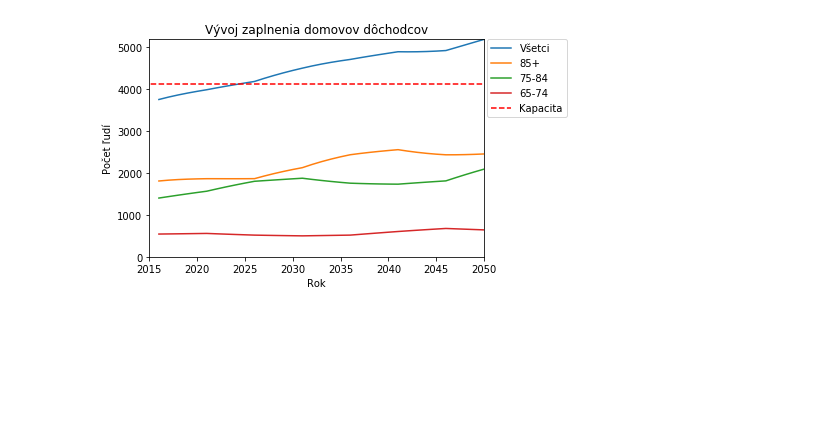
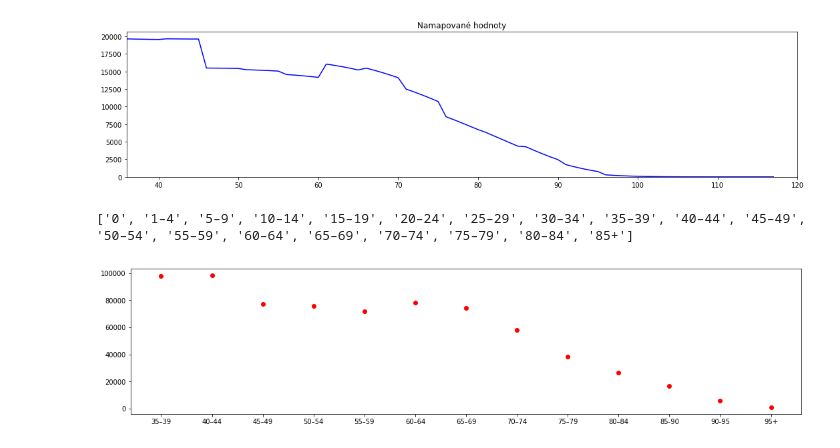
Before and after one commit to H00N24/IMS, a Jupyter notebook: test numpy least.ipynb, the cells around one changed output. Saved outputs shown, nothing was run; the diff lists cells and outputs as text; code cells hidden in the pictures; blank space fills up the shorter version.

```diff
--- a/test numpy least.ipynb
+++ b/test numpy least.ipynb
@@ -104,36 +108,32 @@ contr = Controler('new_data.json', 2050)
-# %%
-d_2013 = [[], [], [], [], []]
-while contr.clr[0].year != 2051:
-    tmp = [0, 0 ,0]
-    for i in contr.clr[65:75]:
-        tmp[0] += i.alive() * 0.004098665455
-    for i in contr.clr[75:85]:
-        tmp[1] += i.alive() * 0.0215487758
-    for i in contr.clr[85:]:
-        tmp[2] += i.alive() * 0.0758
-
-    d_2013[1].append(tmp[0])
-    d_2013[2].append(tmp[1])
-    d_2013[3].append(tmp[2])
-    d_2013[4].append(sum(tmp))
-    d_2013[0].append(i.year)
-    contr.resolve_year()
-
-#tmp = np.array(d_2013)
-#tmp[1] * 0.004098665455
-# %%
-plt.plot(d_2013[0], d_2013[4], label='Všetci')
-plt.plot(d_2013[0], d_2013[3], label='85+')
-plt.plot(d_2013[0], d_2013[2], label='75-84')
-plt.plot(d_2013[0], d_2013[1], label='65-74')
-plt.plot(d_2013[0][0], d_2013[4][0])
-plt.plot([0, 2050], [4128, 4128], 'r--', label='Kapacita')
-plt.ylim(0, max(d_2013[4]))
-plt.xlim(2015, 2050)
-plt.title('Vývoj zaplnenia domovov dôchodcov')
-plt.xlabel('Rok')
-plt.ylabel('Počet ľudí')
-plt.legend(bbox_to_anchor=(1.01, 1), loc=2, borderaxespad=0.)
-plt.show()
-# %% [output]
-[figure, removed]
+# %%
+tmp = []
+sm = []
+num = []
+for i in controler.clr:
+    tmp.append(i.alive())
+    num.append(i.alive())
+    if len(num) == 5:
+        sm.append(sum(num))
+        num = []
+
+
+plt.rcParams['figure.figsize'] = [18, 4]
+plt.figure(1)
+#plt.subplot(121)
+plt.title('Namapované hodnoty')
+plt.ylim(0, max(tmp)*1.05)
+plt.xlim(36, 120)
+plt.plot(range(1, len(tmp) +1), tmp, 'b')
+plt.show()
+#plt.subplot(122)
+plt.figure(2)
+print(data['names'])
+rl = sm[:-4] + [sum(sm[-4:])]
+nms = data['names'][1:-1] + ['85-90', '90-95', '95+']
+plt.plot(nms[-13:], rl[-13:], 'ro')
+#plt.xticks(nms, nms)
+plt.show()
+# %% [output]
+[figure, added]
+['0', '1–4', '5–9', '10–14', '15–19', '20–24', '25–29', '30–34', '35–39', '40–44', '45–49', '50–54', '55–59', '60–64', '65–69', '70–74', '75–79', '80–84', '85+']
+[figure, added]
```
Also changed, not shown: parts of 5 cells of this notebook.
